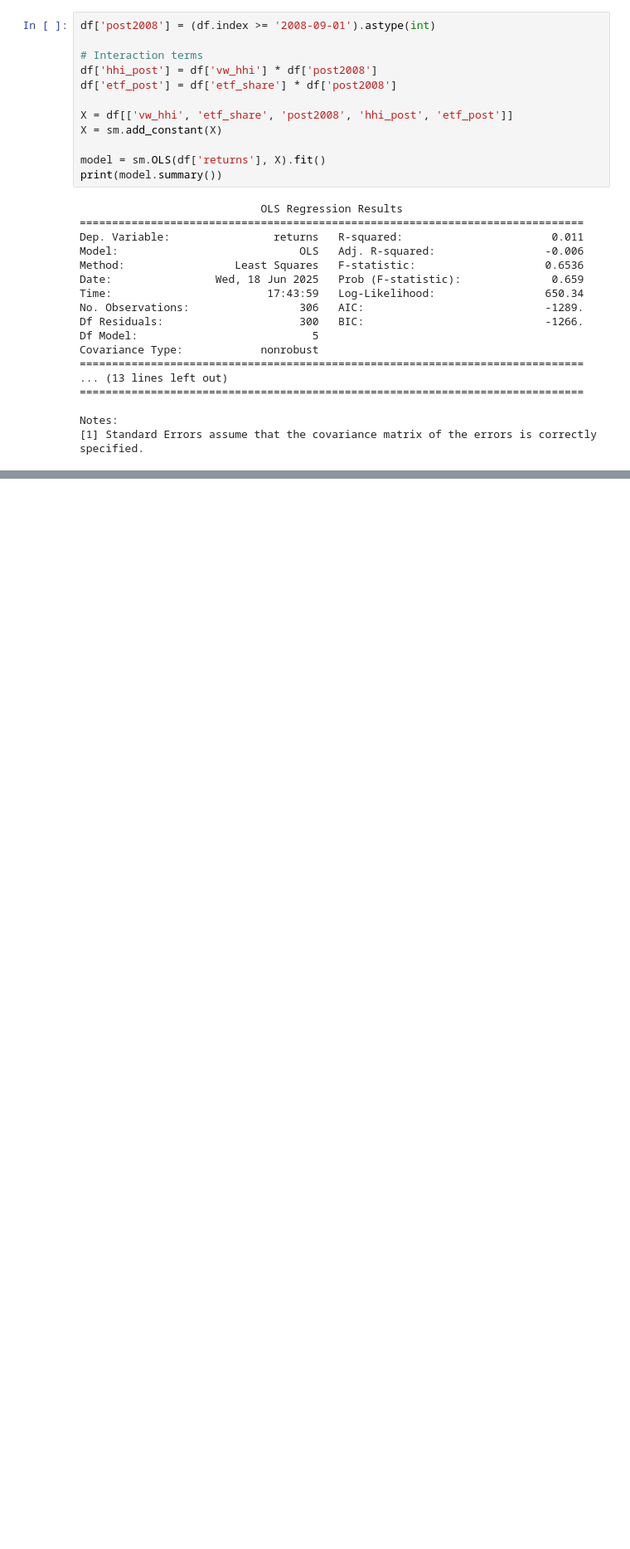
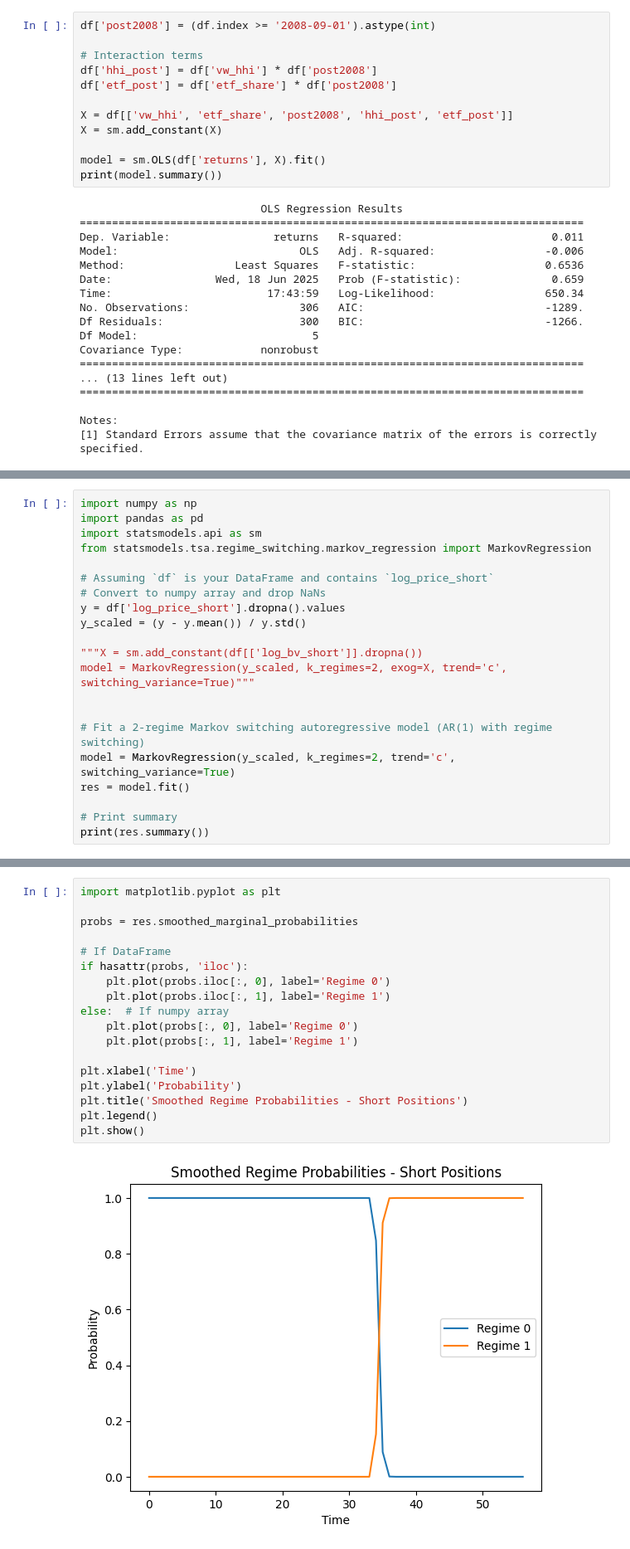
Before and after one commit to justusschenk/valueinvesting, a Jupyter notebook: Market Structure Transformation.ipynb, the cells around one changed output, grey strips where cells are left out. Shown at 83% size. Cells and saved outputs as stored; diff of their text form; blank space fills up the shorter version.

```diff
--- a/Market Structure Transformation.ipynb
+++ b/Market Structure Transformation.ipynb
@@ -129,0 +348,21 @@ etf_share    0.320432  0.226031   1.000000
+# %%
+import numpy as np
+import pandas as pd
+import statsmodels.api as sm
+from statsmodels.tsa.regime_switching.markov_regression import MarkovRegression
+
+# Assuming `df` is your DataFrame and contains `log_price_short`
+# Convert to numpy array and drop NaNs
+y = df['log_price_short'].dropna().values
+y_scaled = (y - y.mean()) / y.std()
+
+"""X = sm.add_constant(df[['log_bv_short']].dropna())
+model = MarkovRegression(y_scaled, k_regimes=2, exog=X, trend='c', switching_variance=True)"""
+
+
+# Fit a 2-regime Markov switching autoregressive model (AR(1) with regime switching)
+model = MarkovRegression(y_scaled, k_regimes=2, trend='c', switching_variance=True)
+res = model.fit()
+
+# Print summary
+print(res.summary())
@@ -129,0 +387,20 @@ etf_share    0.320432  0.226031   1.000000
+# %%
+import matplotlib.pyplot as plt
+
+probs = res.smoothed_marginal_probabilities
+
+# If DataFrame
+if hasattr(probs, 'iloc'):
+    plt.plot(probs.iloc[:, 0], label='Regime 0')
+    plt.plot(probs.iloc[:, 1], label='Regime 1')
+else:  # If numpy array
+    plt.plot(probs[:, 0], label='Regime 0')
+    plt.plot(probs[:, 1], label='Regime 1')
+
+plt.xlabel('Time')
+plt.ylabel('Probability')
+plt.title('Smoothed Regime Probabilities - Short Positions')
+plt.legend()
+plt.show()
+# %% [output]
+[figure, added]
```
Also changed, not shown: parts of 12 cells of this notebook, 1 other file.
